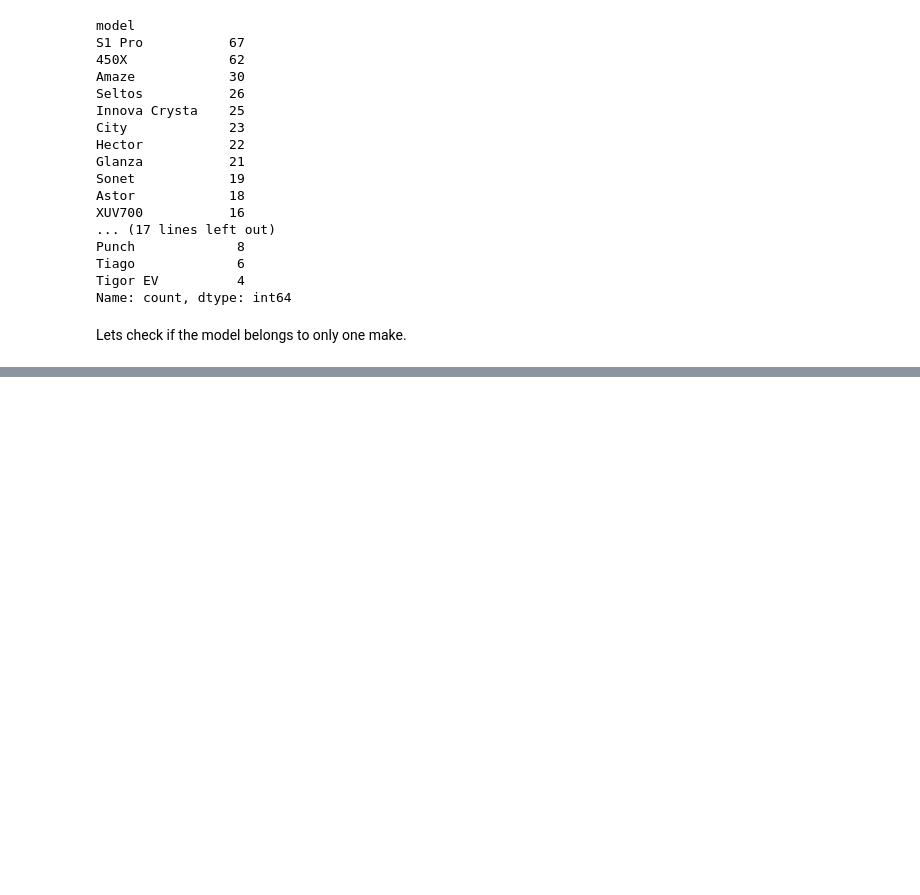
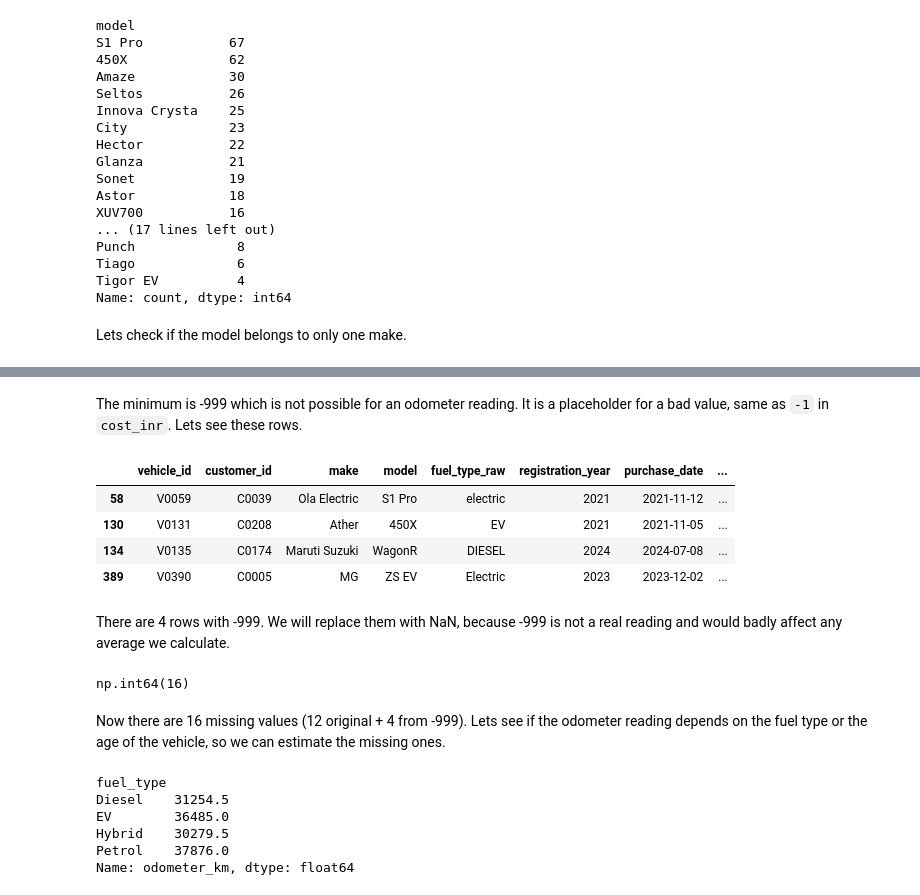
Before and after one commit to Namishkaushik/Projects, a Jupyter notebook: Project-4 Vulcan/clean_data.ipynb, the cells around one changed output, grey strips where cells are left out. Saved outputs shown, nothing was run; the diff lists cells and outputs as text; code cells hidden in the pictures; blank space fills up the shorter version.

```diff
--- a/Project-4 Vulcan/clean_data.ipynb
+++ b/Project-4 Vulcan/clean_data.ipynb
@@ -1000,0 +1153,2 @@ Lets check if the model belongs to only one make.
+# %%
+vehicles_clean['purchase_date'] = pd.to_datetime(vehicles_clean['purchase_date'])
@@ -1000,0 +1178,12 @@ Lets check if the model belongs to only one make.
+# %% [markdown]
+The minimum is -999 which is not possible for an odometer reading. It is a placeholder for a bad value, same as `-1` in `cost_inr`. Lets see these rows.
+# %%
+vehicles_clean[vehicles_clean['odometer_km'] < 0]
+# %% [output]
+|  | vehicle_id | customer_id | make | model | fuel_type_raw | registration_year | purchase_date | ... |
+| 58 | V0059 | C0039 | Ola Electric | S1 Pro | electric | 2021 | 2021-11-12 | ... |
+| 130 | V0131 | C0208 | Ather | 450X | EV | 2021 | 2021-11-05 | ... |
+| 134 | V0135 | C0174 | Maruti Suzuki | WagonR | DIESEL | 2024 | 2024-07-08 | ... |
+| 389 | V0390 | C0005 | MG | ZS EV | Electric | 2023 | 2023-12-02 | ... |
+# %% [markdown]
+There are 4 rows with -999. We will replace them with NaN, because -999 is not a real reading and would badly affect any average we calculate.
@@ -1000,0 +1192,15 @@ Lets check if the model belongs to only one make.
+# %%
+vehicles_clean['odometer_km'].isna().sum()
+# %% [output]
+np.int64(16)
+# %% [markdown]
+Now there are 16 missing values (12 original + 4 from -999). Lets see if the odometer reading depends on the fuel type or the age of the vehicle, so we can estimate the missing ones.
+# %%
+vehicles_clean.groupby('fuel_type')['odometer_km'].median()
+# %% [output]
+fuel_type
+Diesel    31254.5
+EV        36485.0
+Hybrid    30279.5
+Petrol    37876.0
+Name: odometer_km, dtype: float64
```
Also changed, not shown: parts of 42 cells of this notebook, 4 other files.
